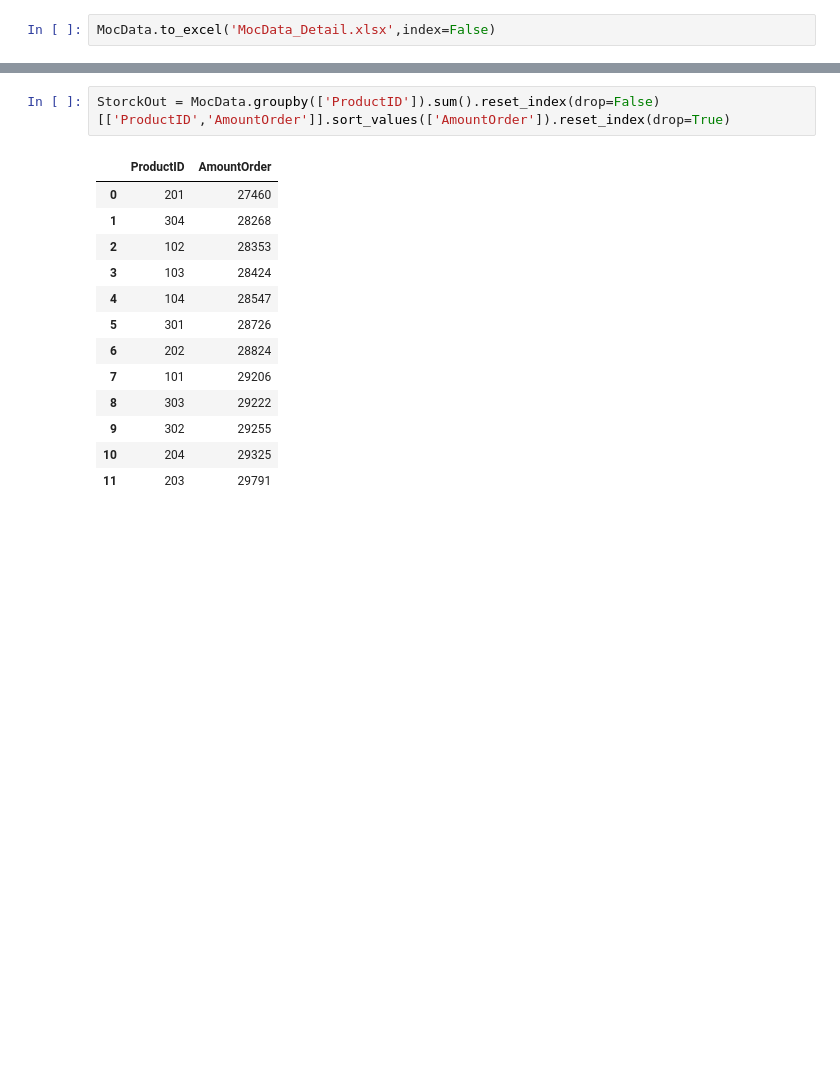
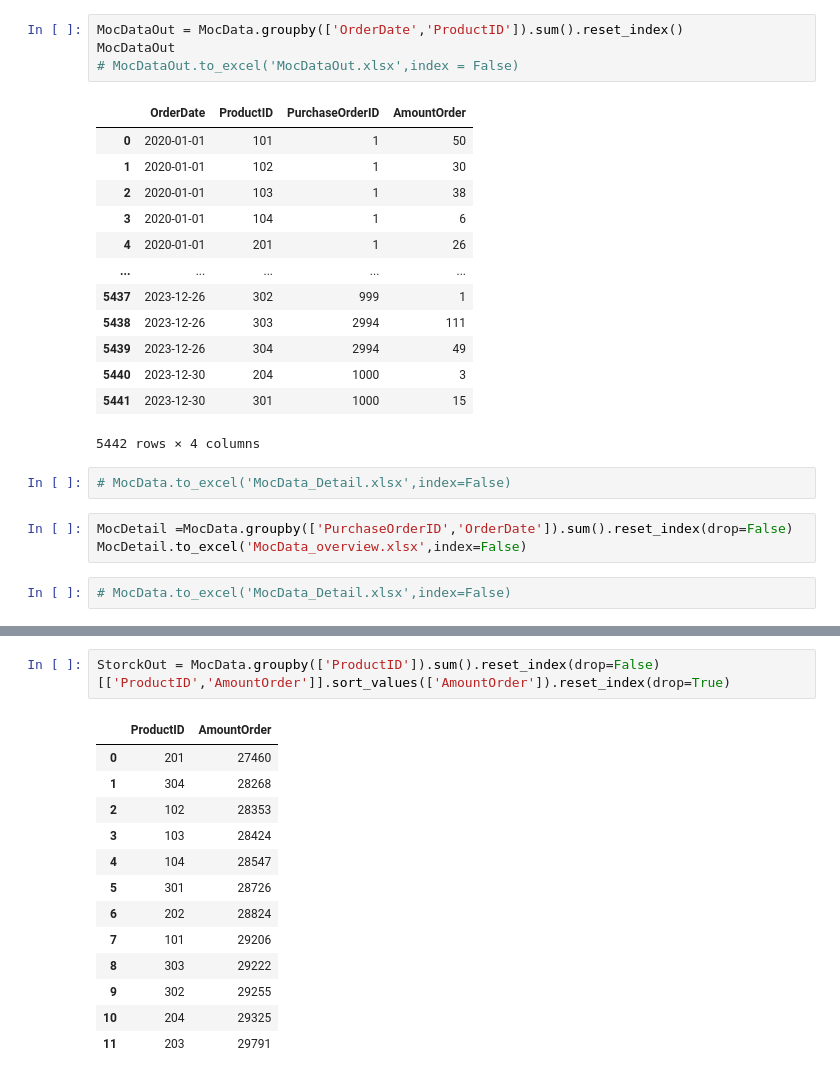
Before and after one commit to PPkukongJames/CS754, a Jupyter notebook: Moc/MocData.ipynb, the cells around one changed output, grey strips where cells are left out. Drawn from its saved outputs; the diff is of its cells as text; blank space fills up the shorter version.

```diff
--- a/Moc/MocData.ipynb
+++ b/Moc/MocData.ipynb
@@ -67,3 +120,26 @@ MocData = pd.DataFrame(dic)
+# %%
+MocDataOut = MocData.groupby(['OrderDate','ProductID']).sum().reset_index()
+MocDataOut
+# MocDataOut.to_excel('MocDataOut.xlsx',index = False)
+# %% [output]
+|  | OrderDate | ProductID | PurchaseOrderID | AmountOrder |
+| 0 | 2020-01-01 | 101 | 1 | 50 |
+| 1 | 2020-01-01 | 102 | 1 | 30 |
+| 2 | 2020-01-01 | 103 | 1 | 38 |
+| 3 | 2020-01-01 | 104 | 1 | 6 |
+| 4 | 2020-01-01 | 201 | 1 | 26 |
+| ... | ... | ... | ... | ... |
+| 5437 | 2023-12-26 | 302 | 999 | 1 |
+| 5438 | 2023-12-26 | 303 | 2994 | 111 |
+| 5439 | 2023-12-26 | 304 | 2994 | 49 |
+| 5440 | 2023-12-30 | 204 | 1000 | 3 |
+| 5441 | 2023-12-30 | 301 | 1000 | 15 |
+5442 rows × 4 columns
+# %%
+# MocData.to_excel('MocData_Detail.xlsx',index=False)
+# %%
+MocDetail =MocData.groupby(['PurchaseOrderID','OrderDate']).sum().reset_index(drop=False)
+MocDetail.to_excel('MocData_overview.xlsx',index=False)
 # %%
-MocData.to_excel('MocData_Detail.xlsx',index=False)
+# MocData.to_excel('MocData_Detail.xlsx',index=False)
 # %%
```
Also changed, not shown: parts of 6 cells of this notebook, 10 other files.
